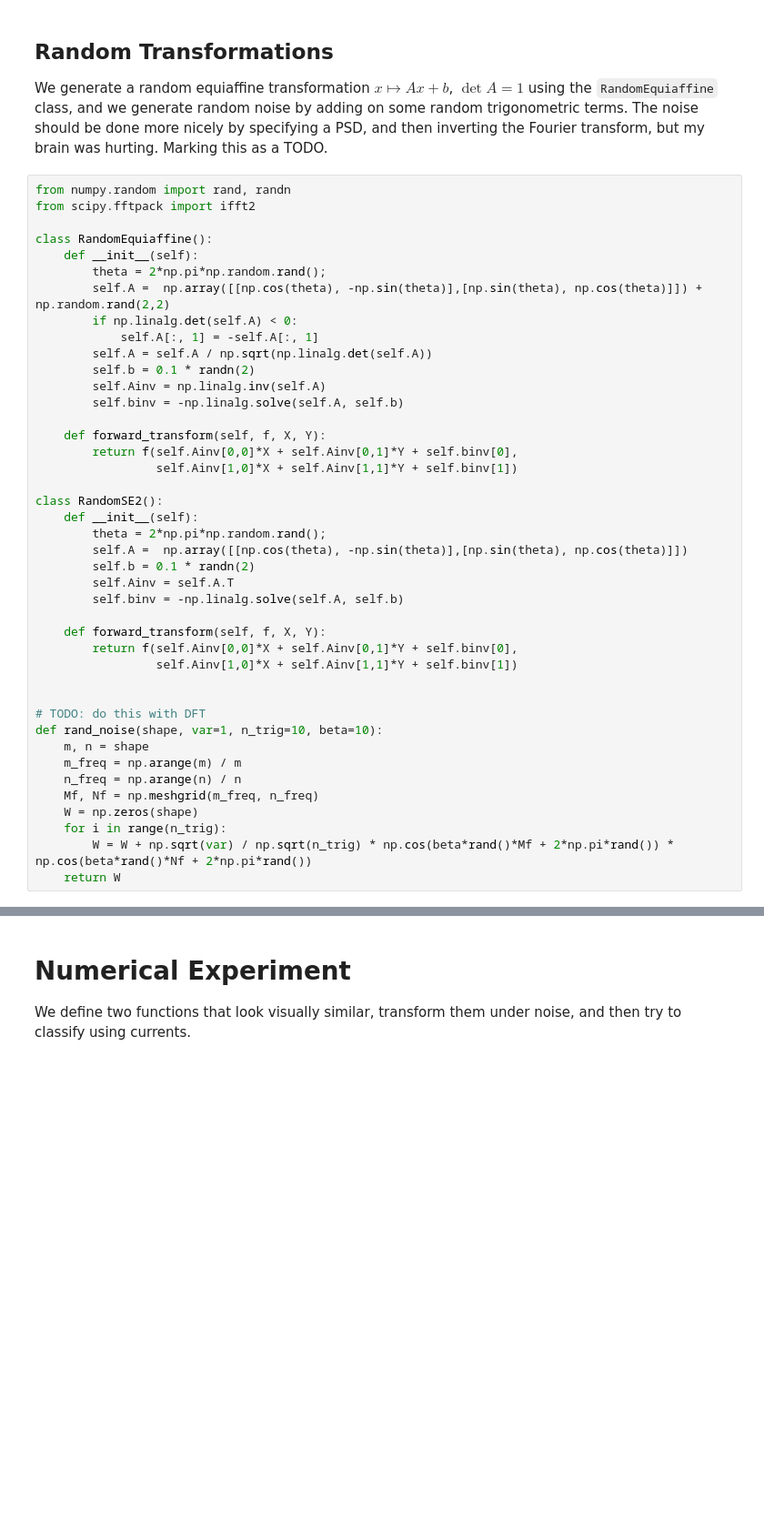
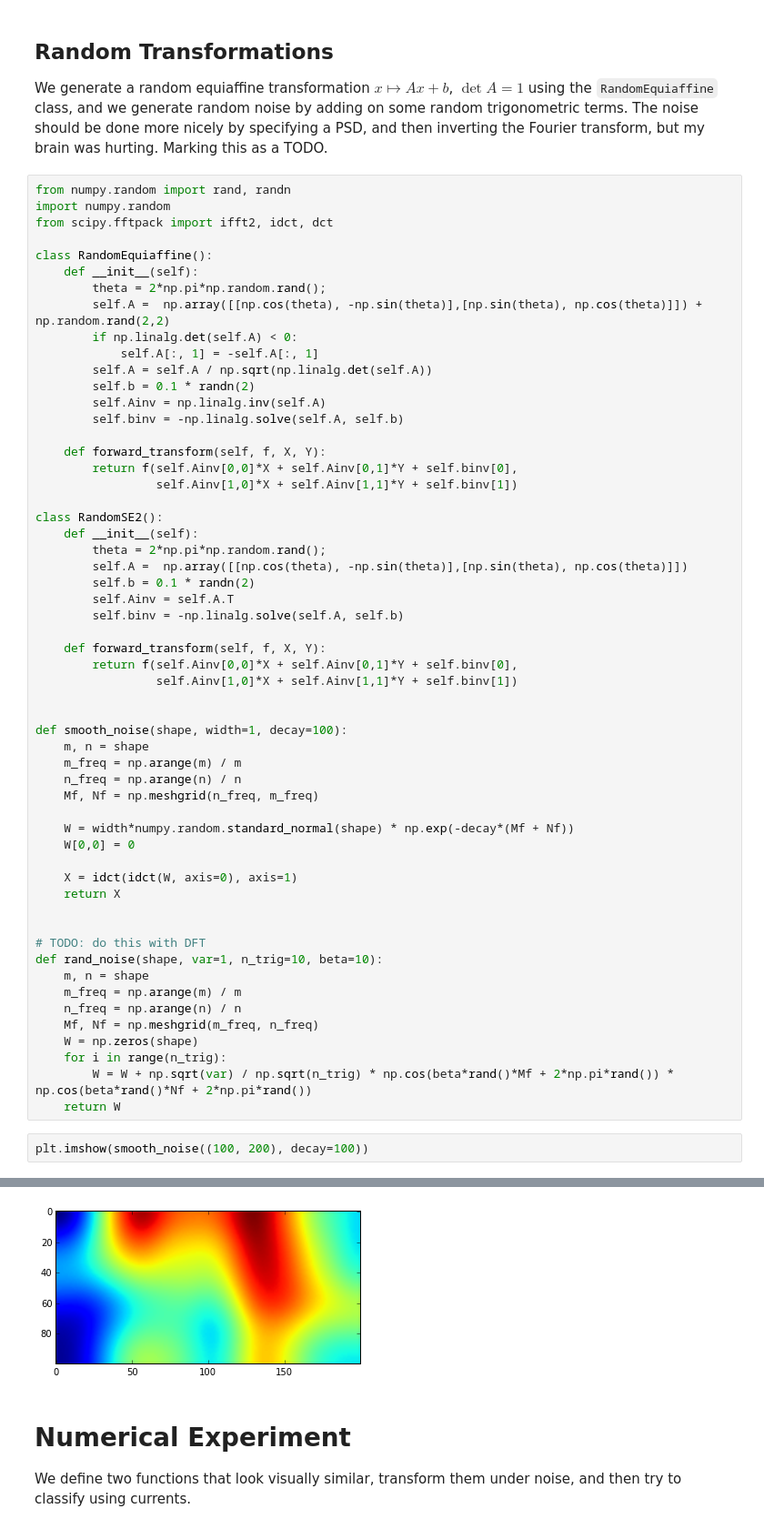
Before and after one commit to rgbrown/invariants, a Jupyter notebook: SA(2) invariant signatures.ipynb, the cells around one changed output, grey strips where cells are left out. Shown: that part at 91% size. Drawn from its saved outputs; the diff is of its cells as text; blank space fills up the shorter version.

```diff
--- a/SA(2) invariant signatures.ipynb
+++ b/SA(2) invariant signatures.ipynb
@@ -114,7 +162,8 @@ triangle_areas(np.array([[0, 1],[0, 1]]), np.array([[0, 0], [1, 1]]))
 We generate a random equiaffine transformation $x \mapsto Ax + b$, $\det A = 1$ using the `RandomEquiaffine` class, and we generate random noise by adding on some random trigonometric terms. The noise should be done more nicely by specifying a PSD, and then inverting the Fourier transform, but my brain was hurting. Marking this as a TODO.
 # %%
 from numpy.random import rand, randn
-from scipy.fftpack import ifft2
+import numpy.random
+from scipy.fftpack import ifft2, idct, dct
 
 class RandomEquiaffine():
     def __init__(self):
@@ -144,6 +193,19 @@ class RandomSE2():
                  self.Ainv[1,0]*X + self.Ainv[1,1]*Y + self.binv[1])
 
 
+def smooth_noise(shape, width=1, decay=100):
+    m, n = shape
+    m_freq = np.arange(m) / m
+    n_freq = np.arange(n) / n
+    Mf, Nf = np.meshgrid(n_freq, m_freq)
+
+    W = width*numpy.random.standard_normal(shape) * np.exp(-decay*(Mf + Nf))
+    W[0,0] = 0
+
+    X = idct(idct(W, axis=0), axis=1)
+    return X
+
+
 # TODO: do this with DFT
 def rand_noise(shape, var=1, n_trig=10, beta=10):
     m, n = shape
@@ -154,3 +216,6 @@ def rand_noise(shape, var=1, n_trig=10, beta=10):
     for i in range(n_trig):
         W = W + np.sqrt(var) / np.sqrt(n_trig) * np.cos(beta*rand()*Mf + 2*np.pi*rand()) * np.cos(beta*rand()*Nf + 2*np.pi*rand())
     return W
+# %%
+plt.imshow(smooth_noise((100, 200), decay=100))
+# %% [output]
@@ -157,3 +223,4 @@ def rand_noise(shape, var=1, n_trig=10, beta=10):
+[figure, added]
 # %% [markdown]
 # Numerical Experiment
 We define two functions that look visually similar, transform them under noise, and then try to classify using currents.
```
Also changed, not shown: parts of 19 cells of this notebook.
